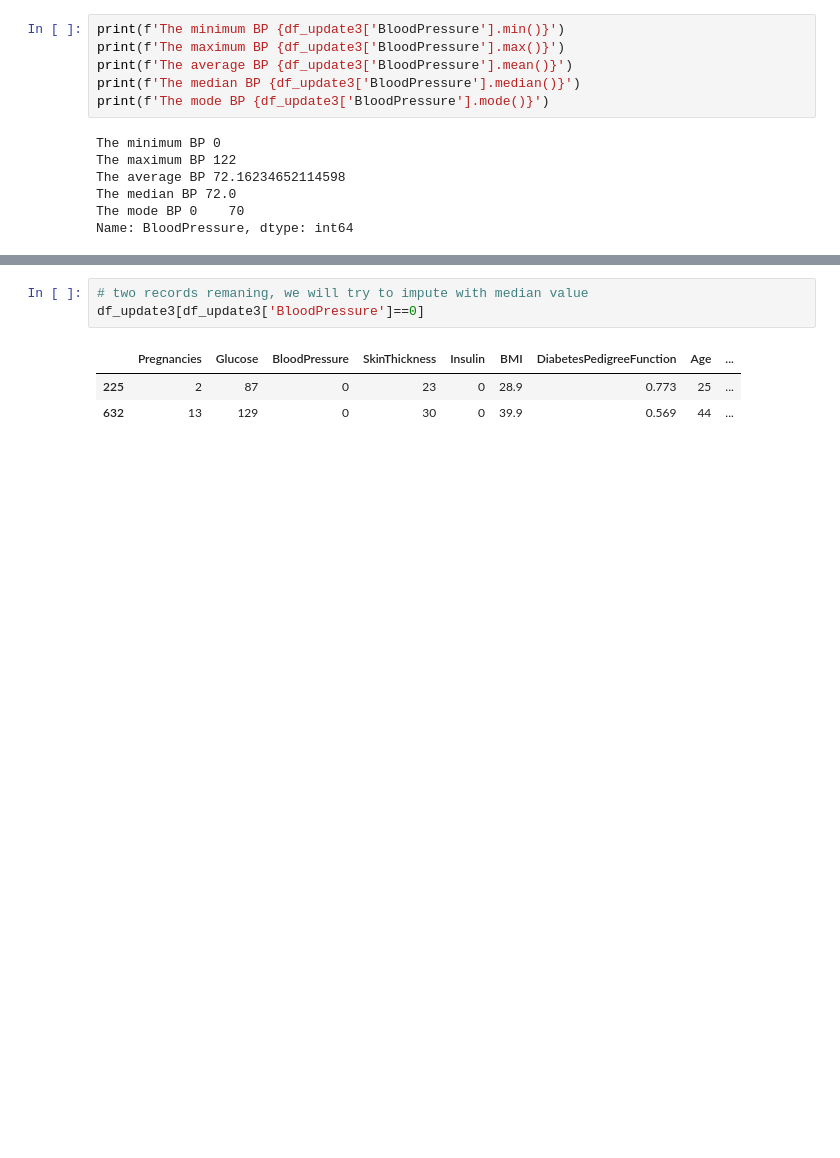
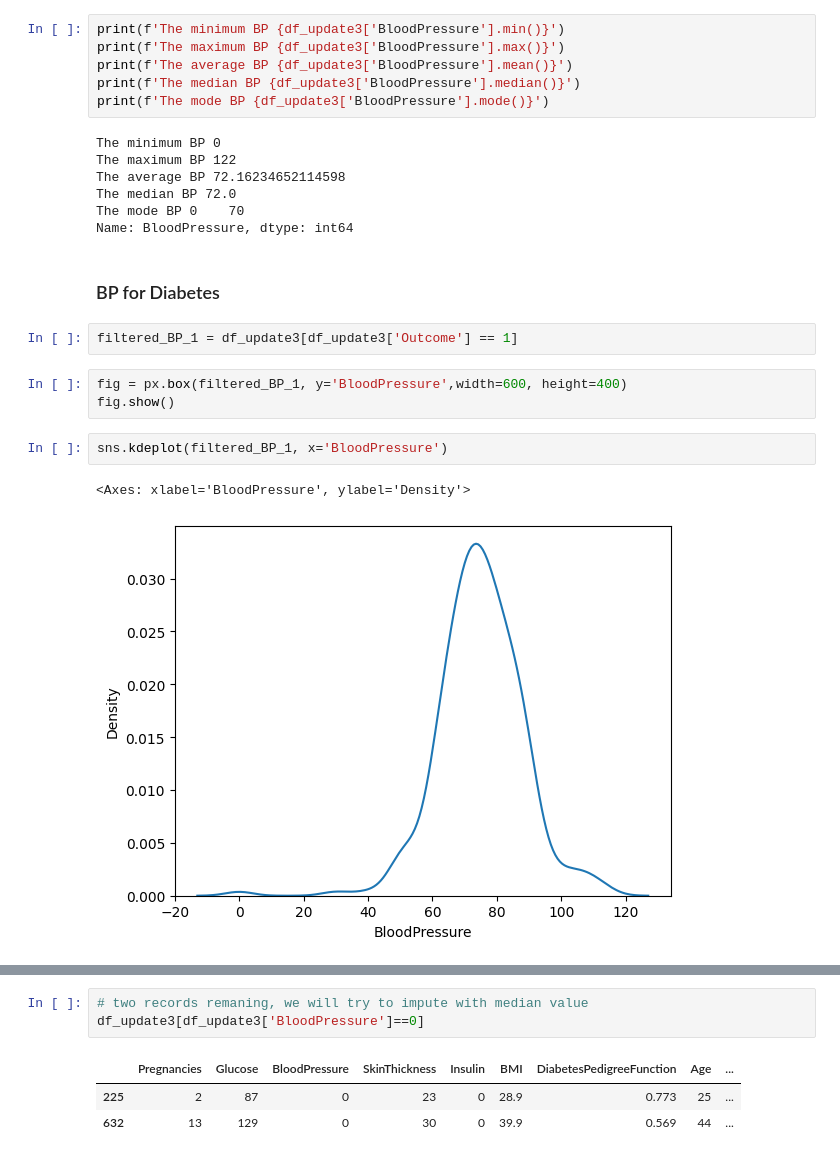
Before and after one commit to withabubaker/Diabetes-SupervisedLearning, a Jupyter notebook: Diabetes.ipynb, the cells around one changed output, grey strips where cells are left out. Saved outputs shown, nothing was run; the diff lists cells and outputs as text; blank space fills up the shorter version.

```diff
--- a/Diabetes.ipynb
+++ b/Diabetes.ipynb
@@ -224,3 +224,15 @@ The average BP 72.16234652114598
 The median BP 72.0
 The mode BP 0    70
 Name: BloodPressure, dtype: int64
+# %% [markdown]
+### BP for Diabetes
+# %%
+filtered_BP_1 = df_update3[df_update3['Outcome'] == 1]
+# %%
+fig = px.box(filtered_BP_1, y='BloodPressure',width=600, height=400)
+fig.show()
+# %%
+sns.kdeplot(filtered_BP_1, x='BloodPressure')
+# %% [output]
+<Axes: xlabel='BloodPressure', ylabel='Density'>
+[figure, added]
```
Also changed, not shown: parts of 3 cells of this notebook.
